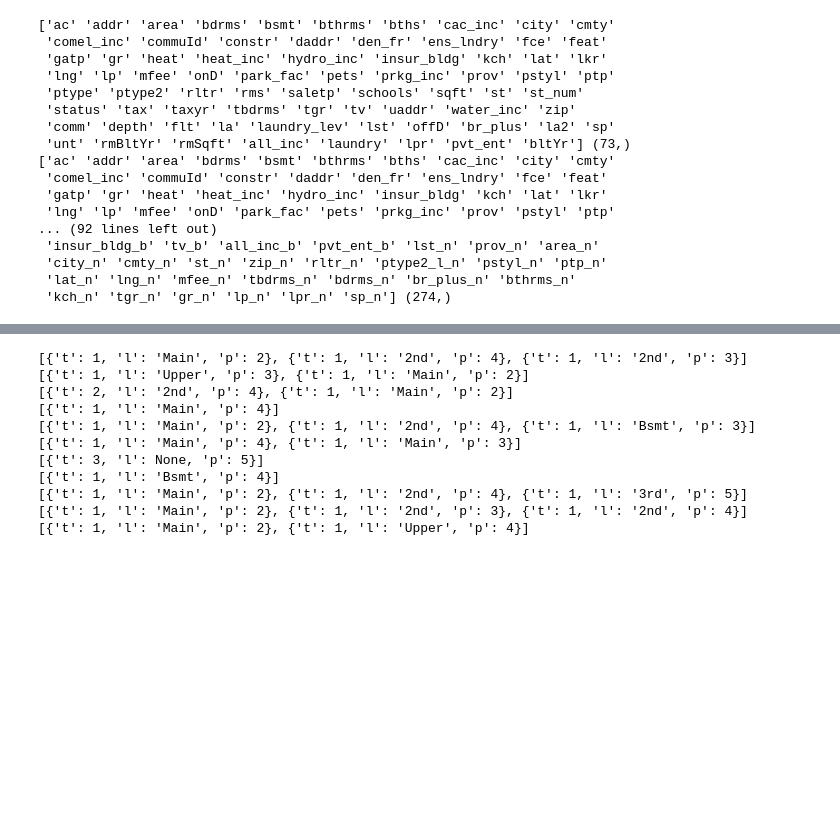
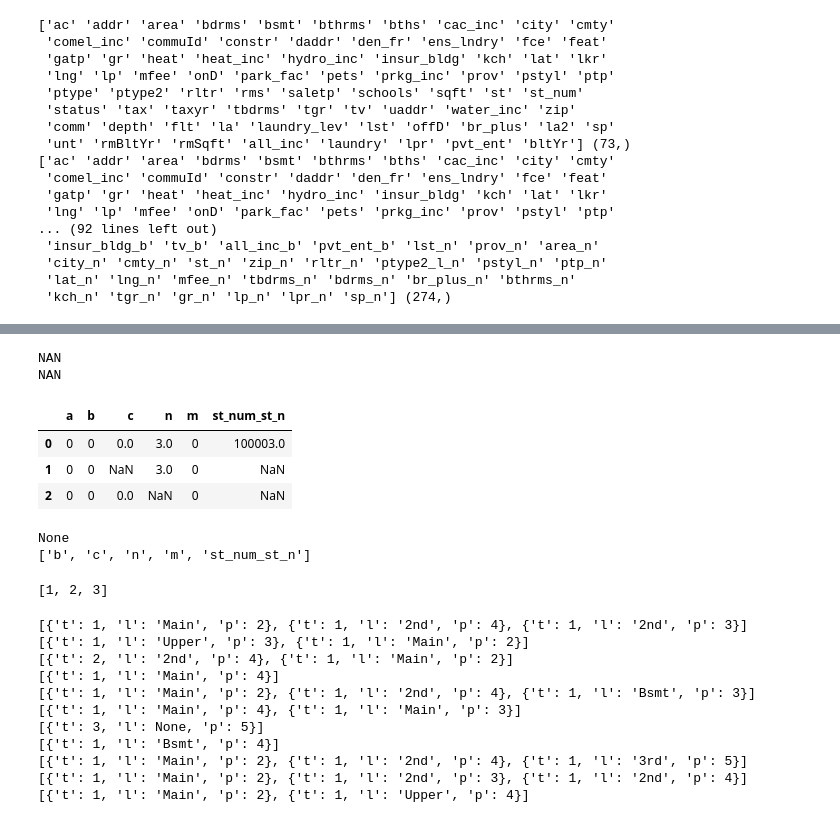
Before and after one commit to Maestro-111/Project_Real, a Jupyter notebook: Test2.ipynb, the cells around one changed output, grey strips where cells are left out. Cells and saved outputs as stored; diff of their text form; code cells hidden in the pictures; blank space fills up the shorter version.

```diff
--- a/Test2.ipynb
+++ b/Test2.ipynb
@@ -184,5 +184,7 @@ print(mm)
 import pandas as pd
 df = pd.DataFrame(0, index=[0,1,2], columns=['a','b','c'])
 df['n'] = 3
-print(df)
+df.loc[1,'c'] = None
+df.loc[2,'n'] = None
+print(df.loc[:,['c','n']])
 # %% [output]
@@ -193,5 +230,34 @@ print(df)
 # %%
-data2.loc[0:100,:].to_csv('data2.csv')
+from math import isnan
+df['m'] = 0
+X=df
+for i, row in X.iterrows():
+    st = row['c']
+    st_num = row['n']
+    if isnan(st) or isnan(st_num):
+        print('NAN')
+    X.loc[i,'st_num_st_n'] = (st + 1) * 100000 + st_num
+X
+# %% [output]
+NAN
+NAN
+|  | a | b | c | n | m | st_num_st_n |
+| 0 | 0 | 0 | 0.0 | 3.0 | 0 | 100003.0 |
+| 1 | 0 | 0 | NaN | 3.0 | 0 | NaN |
+| 2 | 0 | 0 | 0.0 | NaN | 0 | NaN |
+# %%
+cols = list(X.columns)
+print(cols.remove('a'))
+print(cols)
+# %% [output]
+None
+['b', 'c', 'n', 'm', 'st_num_st_n']
+# %%
+a = [1,3,2]
+a.sort()
+print(a)
+# %% [output]
+[1, 2, 3]
 # %%
 import re
 reAllNumber = re.compile(r'^\s*\d+(?:\.\d+)?\s*$')
```
Also changed, not shown: parts of 2 cells of this notebook, 23 other files.
